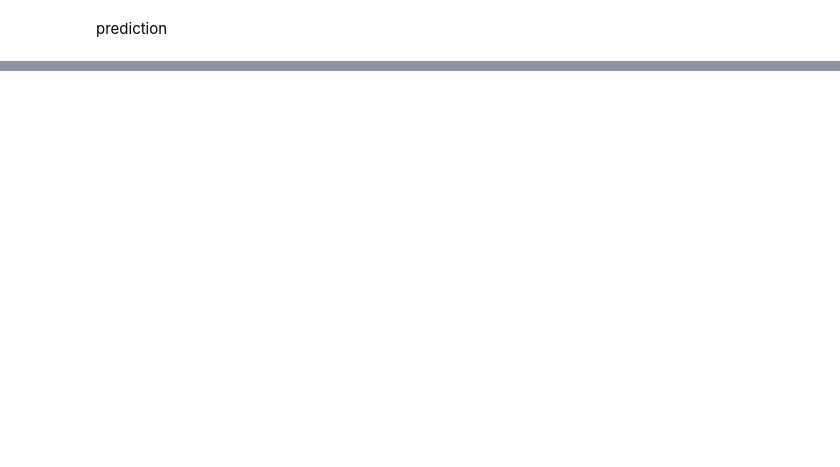
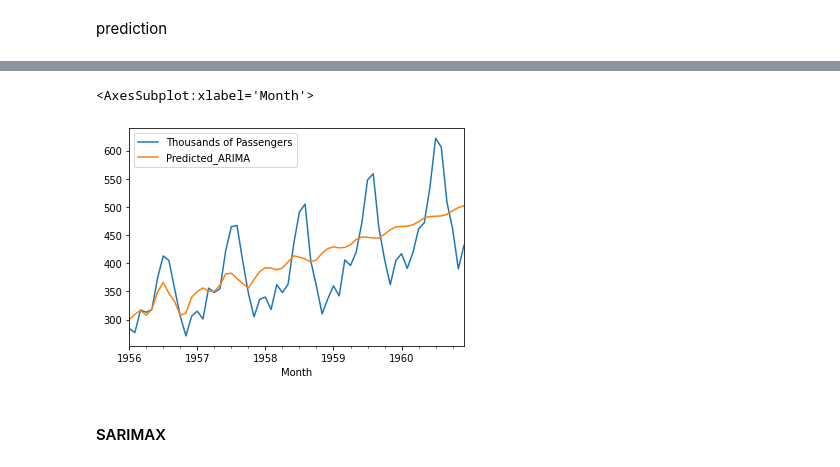
Before and after one commit to sinchan-s/time-series-analysis, a Jupyter notebook: tsa-functions.ipynb, the cells around one changed output, grey strips where cells are left out. Saved outputs shown, nothing was run; the diff lists cells and outputs as text; code cells hidden in the pictures; blank space fills up the shorter version.

Commit message:
sarimax intro

```diff
--- a/tsa-functions.ipynb
+++ b/tsa-functions.ipynb
@@ -356,0 +363,3 @@ Warnings:
+# %%
+pred = arima_model_fit.predict(start=pred_start_date, end=pred_end_date)
+residuals = test_data['Thousands of Passengers']-pred
@@ -356,0 +399,7 @@ Warnings:
+# %%
+test_data[['Thousands of Passengers', 'Predicted_ARIMA']].plot()
+# %% [output]
+<AxesSubplot:xlabel='Month'>
+[figure, added]
+# %% [markdown]
+#### SARIMAX
```
Also changed, not shown: parts of 17 cells of this notebook.
